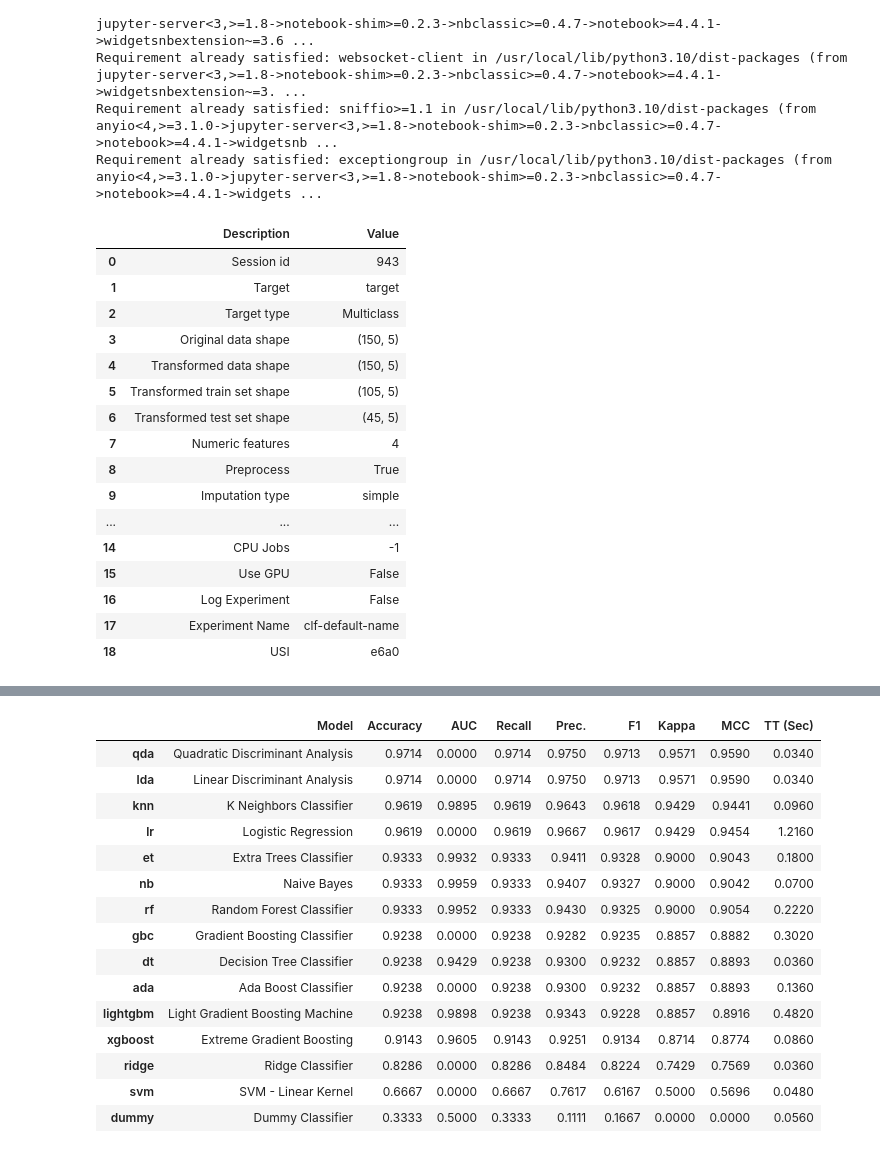
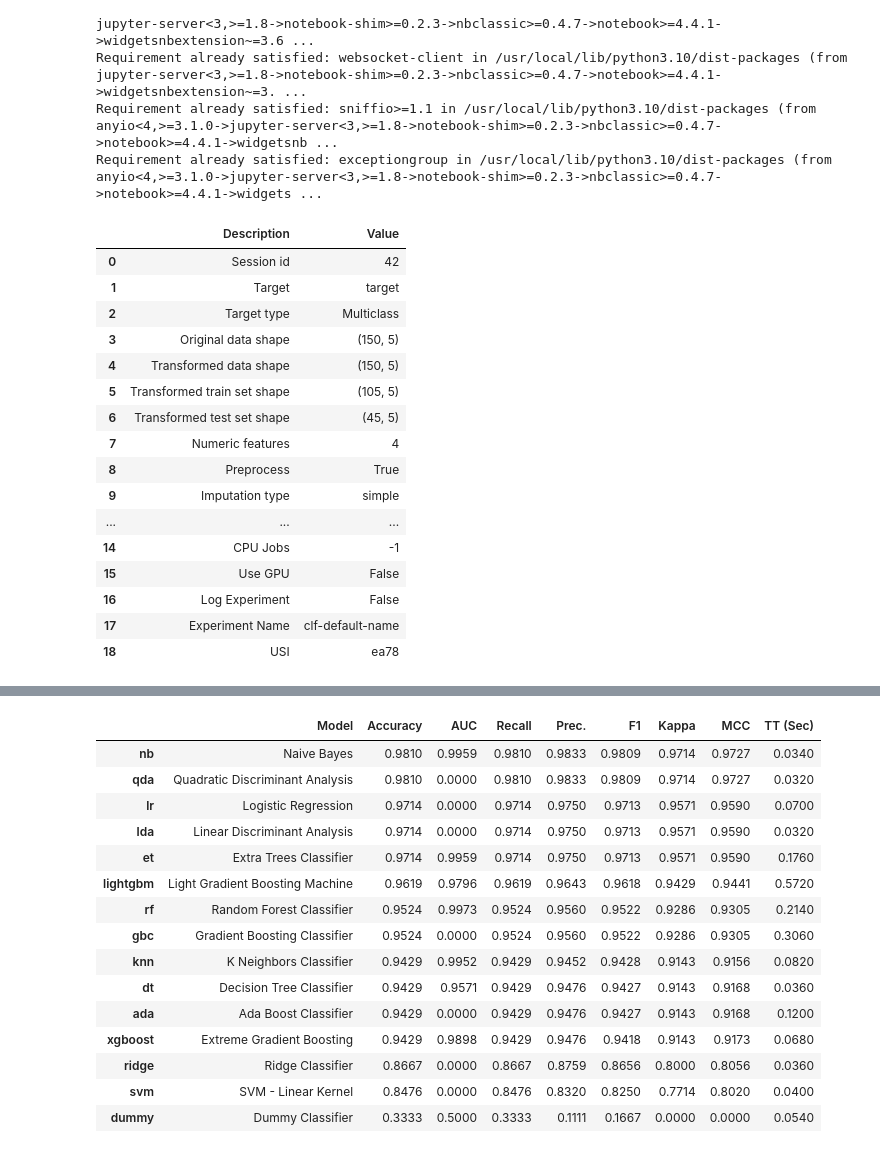
Before and after one commit to leekyuyoung-ai/AI, a Jupyter notebook: 2_6_머신러닝_최신_트랜드.ipynb, the cells around one changed output, grey strips where cells are left out. Saved outputs shown, nothing was run; the diff lists cells and outputs as text; code cells hidden in the pictures.

```diff
--- a/2_6_머신러닝_최신_트랜드.ipynb
+++ b/2_6_머신러닝_최신_트랜드.ipynb
@@ -157,45 +157,48 @@ Requirement already satisfied: exceptiongroup in /usr/local/lib/python3.10/dist-
 # %%
 #평가 기준을 F1 스코어로 변경
 K_FOLDS = 5
-clf = setup(data=df, target='target')
+RANDOM_SEED = 42
+
+clf = setup(data=df, target='target',session_id=RANDOM_SEED,)
 top_model = compare_models(sort='F1',
                            fold=K_FOLDS,
-                           n_select=3)
+                           n_select=11,
+                           )
 # %% [output]
 |  | Description | Value |
-| 0 | Session id | 943 |
+| 0 | Session id | 42 |
 | 1 | Target | target |
 | 2 | Target type | Multiclass |
 | 3 | Original data shape | (150, 5) |
 | 4 | Transformed data shape | (150, 5) |
 | 5 | Transformed train set shape | (105, 5) |
 | 6 | Transformed test set shape | (45, 5) |
 | 7 | Numeric features | 4 |
 | 8 | Preprocess | True |
 | 9 | Imputation type | simple |
 | ... | ... | ... |
 | 14 | CPU Jobs | -1 |
 | 15 | Use GPU | False |
 | 16 | Log Experiment | False |
 | 17 | Experiment Name | clf-default-name |
-| 18 | USI | e6a0 |
+| 18 | USI | ea78 |
 [interactive output not drawn]
 |  | Model | Accuracy | AUC | Recall | Prec. | F1 | Kappa | MCC | TT (Sec) |
-| qda | Quadratic Discriminant Analysis | 0.9714 | 0.0000 | 0.9714 | 0.9750 | 0.9713 | 0.9571 | 0.9590 | 0.0340 |
-| lda | Linear Discriminant Analysis | 0.9714 | 0.0000 | 0.9714 | 0.9750 | 0.9713 | 0.9571 | 0.9590 | 0.0340 |
-| knn | K Neighbors Classifier | 0.9619 | 0.9895 | 0.9619 | 0.9643 | 0.9618 | 0.9429 | 0.9441 | 0.0960 |
-| lr | Logistic Regression | 0.9619 | 0.0000 | 0.9619 | 0.9667 | 0.9617 | 0.9429 | 0.9454 | 1.2160 |
-| et | Extra Trees Classifier | 0.9333 | 0.9932 | 0.9333 | 0.9411 | 0.9328 | 0.9000 | 0.9043 | 0.1800 |
-| nb | Naive Bayes | 0.9333 | 0.9959 | 0.9333 | 0.9407 | 0.9327 | 0.9000 | 0.9042 | 0.0700 |
-| rf | Random Forest Classifier | 0.9333 | 0.9952 | 0.9333 | 0.9430 | 0.9325 | 0.9000 | 0.9054 | 0.2220 |
-| gbc | Gradient Boosting Classifier | 0.9238 | 0.0000 | 0.9238 | 0.9282 | 0.9235 | 0.8857 | 0.8882 | 0.3020 |
-| dt | Decision Tree Classifier | 0.9238 | 0.9429 | 0.9238 | 0.9300 | 0.9232 | 0.8857 | 0.8893 | 0.0360 |
-| ada | Ada Boost Classifier | 0.9238 | 0.0000 | 0.9238 | 0.9300 | 0.9232 | 0.8857 | 0.8893 | 0.1360 |
-| lightgbm | Light Gradient Boosting Machine | 0.9238 | 0.9898 | 0.9238 | 0.9343 | 0.9228 | 0.8857 | 0.8916 | 0.4820 |
-| xgboost | Extreme Gradient Boosting | 0.9143 | 0.9605 | 0.9143 | 0.9251 | 0.9134 | 0.8714 | 0.8774 | 0.0860 |
-| ridge | Ridge Classifier | 0.8286 | 0.0000 | 0.8286 | 0.8484 | 0.8224 | 0.7429 | 0.7569 | 0.0360 |
-| svm | SVM - Linear Kernel | 0.6667 | 0.0000 | 0.6667 | 0.7617 | 0.6167 | 0.5000 | 0.5696 | 0.0480 |
-| dummy | Dummy Classifier | 0.3333 | 0.5000 | 0.3333 | 0.1111 | 0.1667 | 0.0000 | 0.0000 | 0.0560 |
+| nb | Naive Bayes | 0.9810 | 0.9959 | 0.9810 | 0.9833 | 0.9809 | 0.9714 | 0.9727 | 0.0340 |
+| qda | Quadratic Discriminant Analysis | 0.9810 | 0.0000 | 0.9810 | 0.9833 | 0.9809 | 0.9714 | 0.9727 | 0.0320 |
+| lr | Logistic Regression | 0.9714 | 0.0000 | 0.9714 | 0.9750 | 0.9713 | 0.9571 | 0.9590 | 0.0700 |
+| lda | Linear Discriminant Analysis | 0.9714 | 0.0000 | 0.9714 | 0.9750 | 0.9713 | 0.9571 | 0.9590 | 0.0320 |
+| et | Extra Trees Classifier | 0.9714 | 0.9959 | 0.9714 | 0.9750 | 0.9713 | 0.9571 | 0.9590 | 0.1760 |
+| lightgbm | Light Gradient Boosting Machine | 0.9619 | 0.9796 | 0.9619 | 0.9643 | 0.9618 | 0.9429 | 0.9441 | 0.5720 |
+| rf | Random Forest Classifier | 0.9524 | 0.9973 | 0.9524 | 0.9560 | 0.9522 | 0.9286 | 0.9305 | 0.2140 |
+| gbc | Gradient Boosting Classifier | 0.9524 | 0.0000 | 0.9524 | 0.9560 | 0.9522 | 0.9286 | 0.9305 | 0.3060 |
+| knn | K Neighbors Classifier | 0.9429 | 0.9952 | 0.9429 | 0.9452 | 0.9428 | 0.9143 | 0.9156 | 0.0820 |
+| dt | Decision Tree Classifier | 0.9429 | 0.9571 | 0.9429 | 0.9476 | 0.9427 | 0.9143 | 0.9168 | 0.0360 |
+| ada | Ada Boost Classifier | 0.9429 | 0.0000 | 0.9429 | 0.9476 | 0.9427 | 0.9143 | 0.9168 | 0.1200 |
+| xgboost | Extreme Gradient Boosting | 0.9429 | 0.9898 | 0.9429 | 0.9476 | 0.9418 | 0.9143 | 0.9173 | 0.0680 |
+| ridge | Ridge Classifier | 0.8667 | 0.0000 | 0.8667 | 0.8759 | 0.8656 | 0.8000 | 0.8056 | 0.0360 |
+| svm | SVM - Linear Kernel | 0.8476 | 0.0000 | 0.8476 | 0.8320 | 0.8250 | 0.7714 | 0.8020 | 0.0400 |
+| dummy | Dummy Classifier | 0.3333 | 0.5000 | 0.3333 | 0.1111 | 0.1667 | 0.0000 | 0.0000 | 0.0540 |
 [interactive output not drawn]
 # %%
 top_model
```
Also changed, not shown: parts of 11 cells of this notebook.
